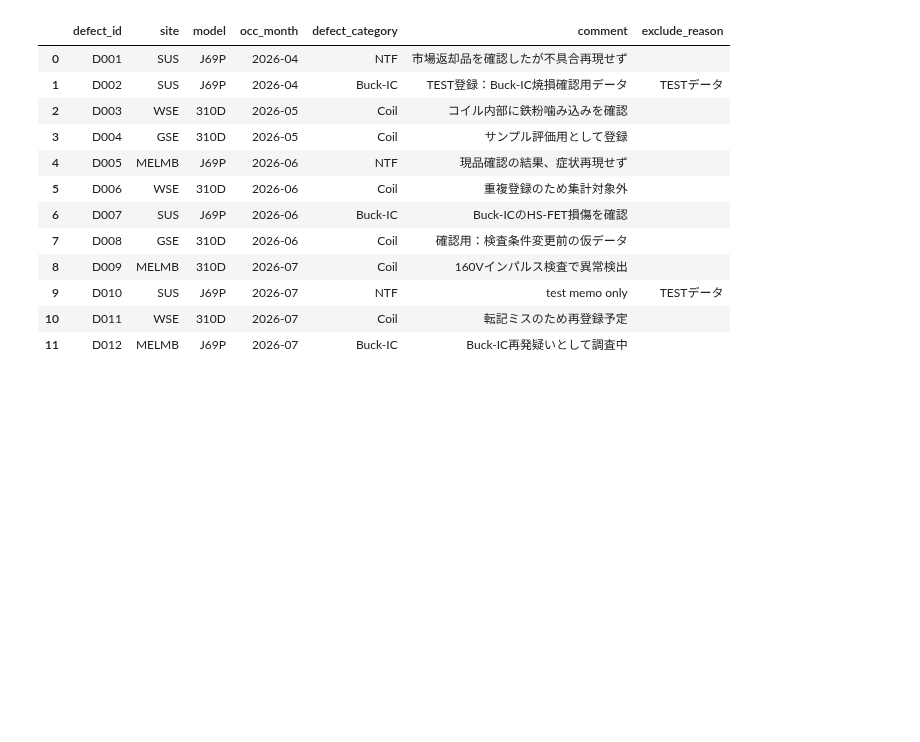
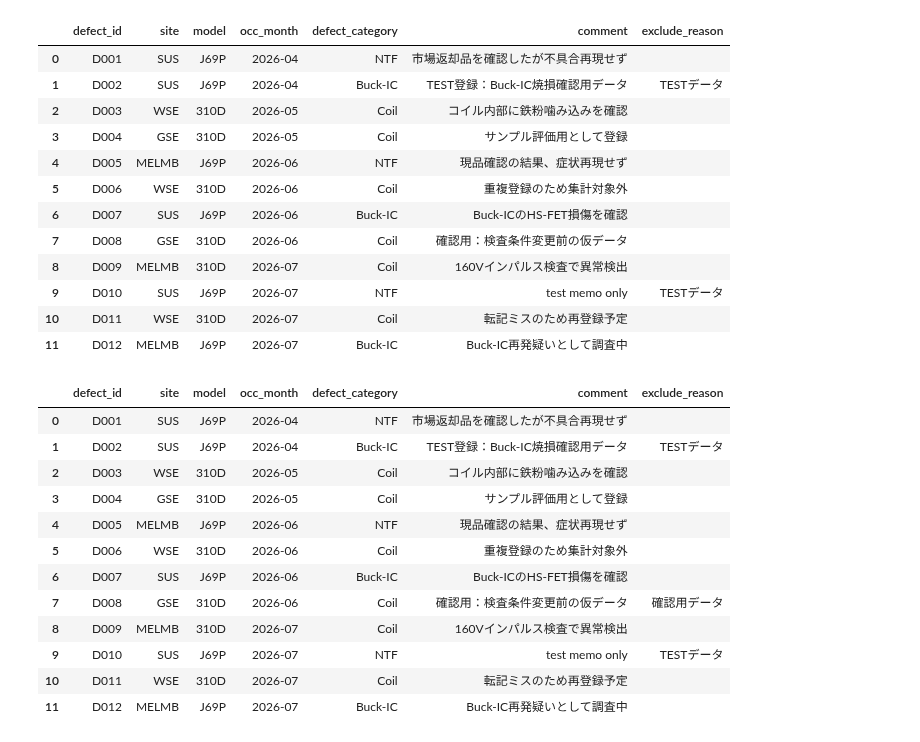
Before and after one commit to kjfarm1225/pyq_practice, a Jupyter notebook: 131_3_practical_exclude_reason/131_3_practical_exclude_reason.ipynb, the cells around one changed output. Saved outputs shown, nothing was run; the diff lists cells and outputs as text; code cells hidden in the pictures; blank space fills up the shorter version.

```diff
--- a/131_3_practical_exclude_reason/131_3_practical_exclude_reason.ipynb
+++ b/131_3_practical_exclude_reason/131_3_practical_exclude_reason.ipynb
@@ -64,3 +64,29 @@ df_defect
 | 9 | D010 | SUS | J69P | 2026-07 | NTF | test memo only | TESTデータ |
 | 10 | D011 | WSE | 310D | 2026-07 | Coil | 転記ミスのため再登録予定 |  |
 | 11 | D012 | MELMB | J69P | 2026-07 | Buck-IC | Buck-IC再発疑いとして調査中 |  |
+# %%
+#cell6
+
+df_defect.loc[
+    df_defect["comment"].str.contains(
+        "確認用",
+        na=False,
+    )
+    & (df_defect["exclude_reason"] == ""),
+    "exclude_reason",
+] = "確認用データ"
+df_defect
+# %% [output]
+|  | defect_id | site | model | occ_month | defect_category | comment | exclude_reason |
+| 0 | D001 | SUS | J69P | 2026-04 | NTF | 市場返却品を確認したが不具合再現せず |  |
+| 1 | D002 | SUS | J69P | 2026-04 | Buck-IC | TEST登録：Buck-IC焼損確認用データ | TESTデータ |
+| 2 | D003 | WSE | 310D | 2026-05 | Coil | コイル内部に鉄粉噛み込みを確認 |  |
+| 3 | D004 | GSE | 310D | 2026-05 | Coil | サンプル評価用として登録 |  |
+| 4 | D005 | MELMB | J69P | 2026-06 | NTF | 現品確認の結果、症状再現せず |  |
+| 5 | D006 | WSE | 310D | 2026-06 | Coil | 重複登録のため集計対象外 |  |
+| 6 | D007 | SUS | J69P | 2026-06 | Buck-IC | Buck-ICのHS-FET損傷を確認 |  |
+| 7 | D008 | GSE | 310D | 2026-06 | Coil | 確認用：検査条件変更前の仮データ | 確認用データ |
+| 8 | D009 | MELMB | 310D | 2026-07 | Coil | 160Vインパルス検査で異常検出 |  |
+| 9 | D010 | SUS | J69P | 2026-07 | NTF | test memo only | TESTデータ |
+| 10 | D011 | WSE | 310D | 2026-07 | Coil | 転記ミスのため再登録予定 |  |
+| 11 | D012 | MELMB | J69P | 2026-07 | Buck-IC | Buck-IC再発疑いとして調査中 |  |
```
Also changed, not shown: parts of 7 cells of this notebook.
